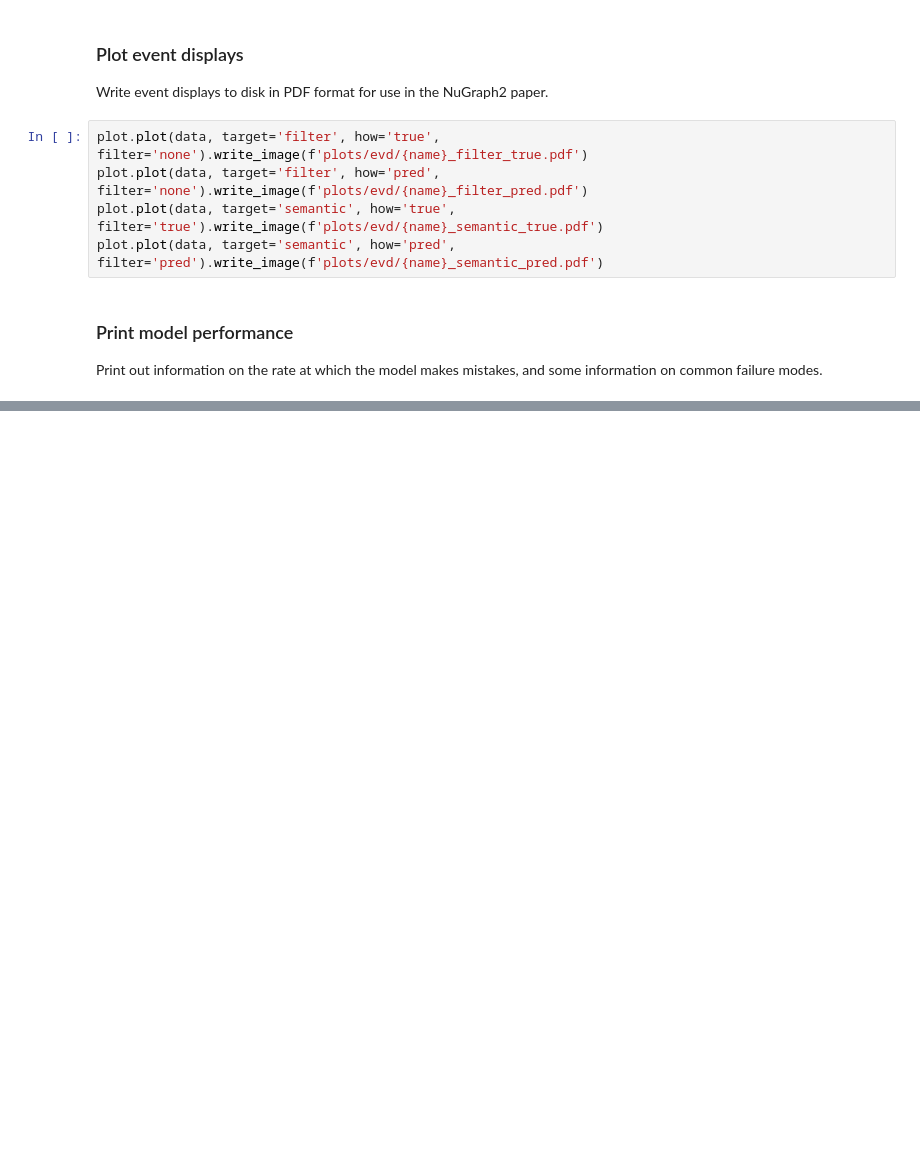
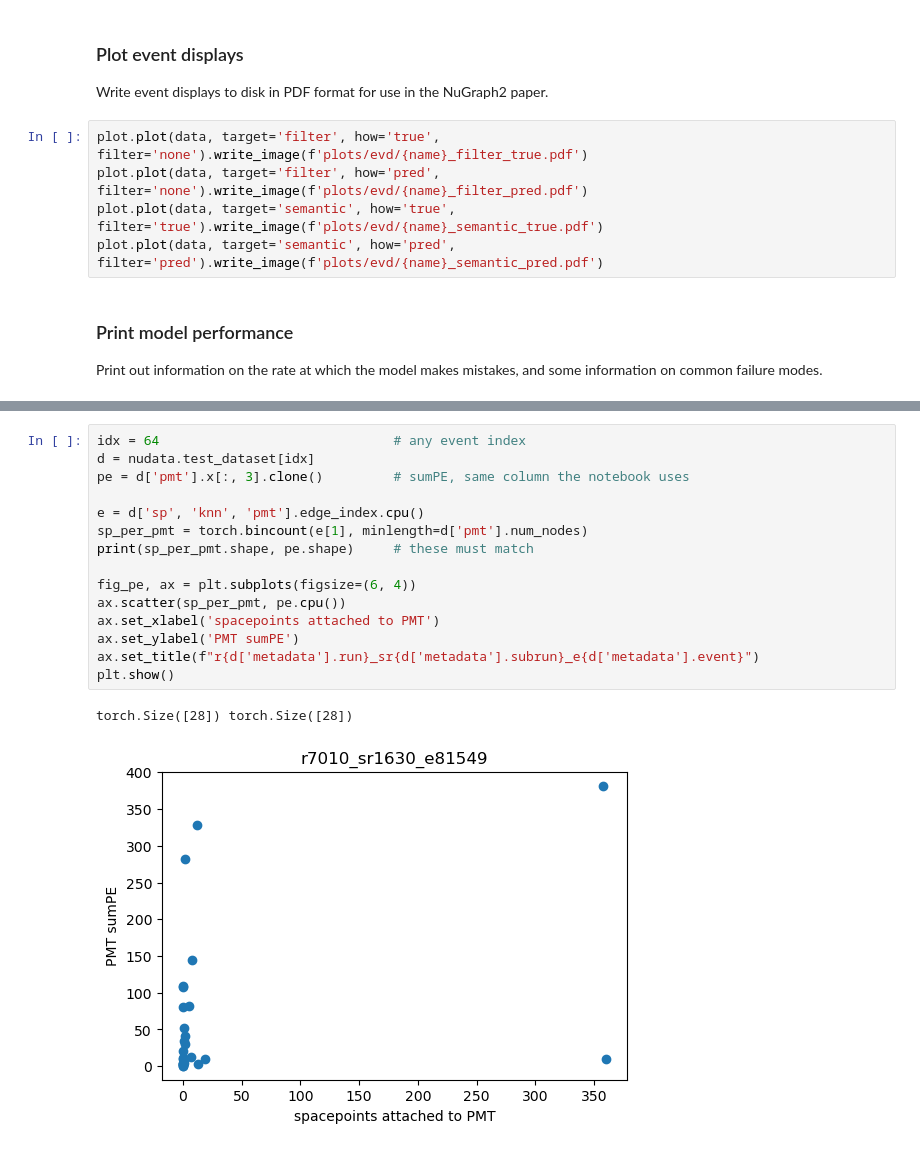
Before and after one commit to dsi-rse/clinic-2026-fermi-neutrino, a Jupyter notebook: notebooks/plot.ipynb, the cells around one changed output, grey strips where cells are left out. Cells and saved outputs as stored; diff of their text form; blank space fills up the shorter version.

```diff
--- a/notebooks/plot.ipynb
+++ b/notebooks/plot.ipynb
@@ -406,0 +489,18 @@ for i, c in enumerate(nudata.semantic_classes):
+# %%
+idx = 64                              # any event index
+d = nudata.test_dataset[idx]
+pe = d['pmt'].x[:, 3].clone()         # sumPE, same column the notebook uses
+
+e = d['sp', 'knn', 'pmt'].edge_index.cpu()
+sp_per_pmt = torch.bincount(e[1], minlength=d['pmt'].num_nodes)
+print(sp_per_pmt.shape, pe.shape)     # these must match
+
+fig_pe, ax = plt.subplots(figsize=(6, 4))
+ax.scatter(sp_per_pmt, pe.cpu())
+ax.set_xlabel('spacepoints attached to PMT')
+ax.set_ylabel('PMT sumPE')
+ax.set_title(f"r{d['metadata'].run}_sr{d['metadata'].subrun}_e{d['metadata'].event}")
+plt.show()
+# %% [output]
+torch.Size([28]) torch.Size([28])
+[figure, added]
```
Also changed, not shown: parts of 6 cells of this notebook.
